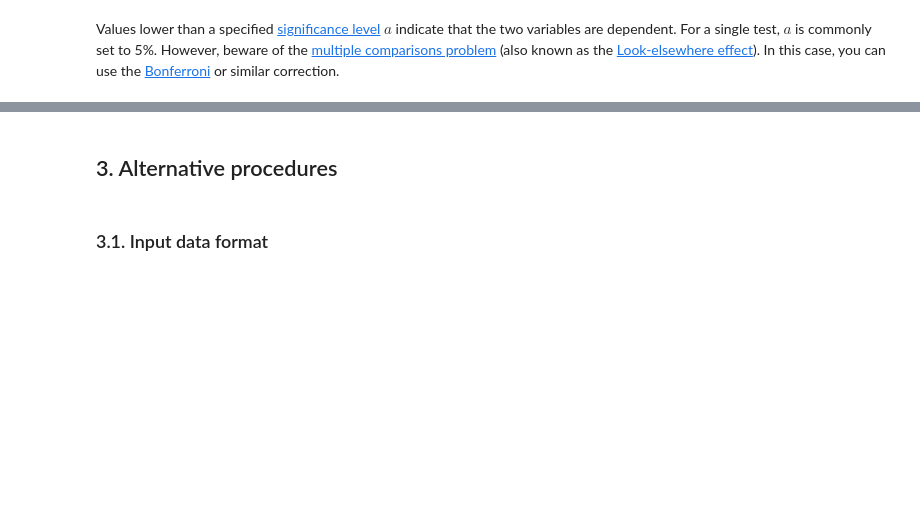
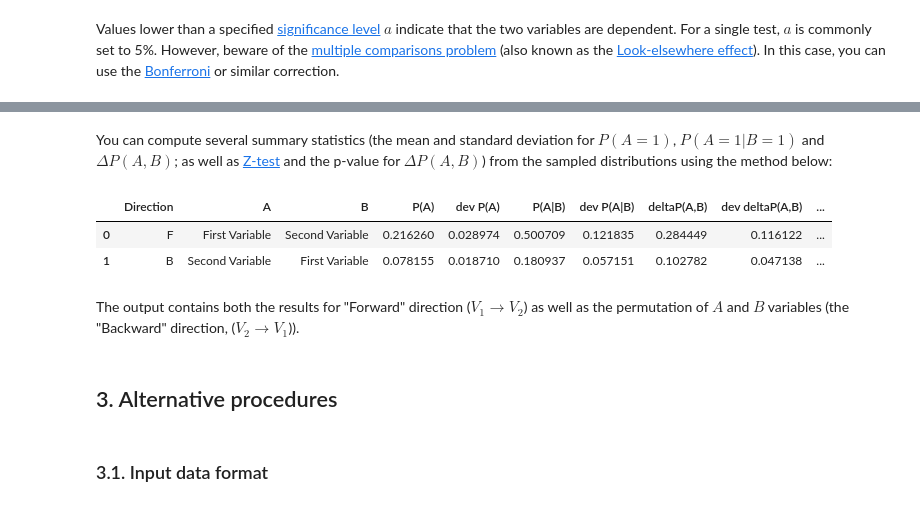
Before and after one commit to cewebbr/brass, a Jupyter notebook: examples/10_quickstart.ipynb, the cells around one changed output, grey strips where cells are left out. Drawn from its saved outputs; the diff is of its cells as text; code cells hidden in the pictures; blank space fills up the shorter version.

```diff
--- a/examples/10_quickstart.ipynb
+++ b/examples/10_quickstart.ipynb
@@ -118,3 +118,14 @@ estimator.plot_chain_probs(chain_df)
+# %% [markdown]
+You can compute several summary statistics (the mean and standard deviation for $P(A=1)$, $P(A=1|B=1)$ and $\Delta P(A, B)$; as well as [Z-test](https://en.wikipedia.org/wiki/Z-test) and the p-value for $\Delta P(A, B)$) from the sampled distributions using the method below:
+# %%
+# Compute expectation values, standard deviations, z-test and p-values:
+estimator.summarize_stats(chain_df, 'First Variable', 'Second Variable')
+# %% [output]
+|  | Direction | A | B | P(A) | dev P(A) | P(A|B) | dev P(A|B) | deltaP(A,B) | dev deltaP(A,B) | ... |
+| 0 | F | First Variable | Second Variable | 0.216260 | 0.028974 | 0.500709 | 0.121835 | 0.284449 | 0.116122 | ... |
+| 1 | B | Second Variable | First Variable | 0.078155 | 0.018710 | 0.180937 | 0.057151 | 0.102782 | 0.047138 | ... |
+# %% [markdown]
+The output contains both the results for "Forward" direction ($V_1 \rightarrow V_2$) as well as the permutation of $A$ and $B$ variables (the "Backward" direction, ($V_2 \rightarrow V_1$)).
 # %% [markdown]
 ## 3. Alternative procedures
 # %% [markdown]
```
Also changed, not shown: parts of 3 cells of this notebook.
